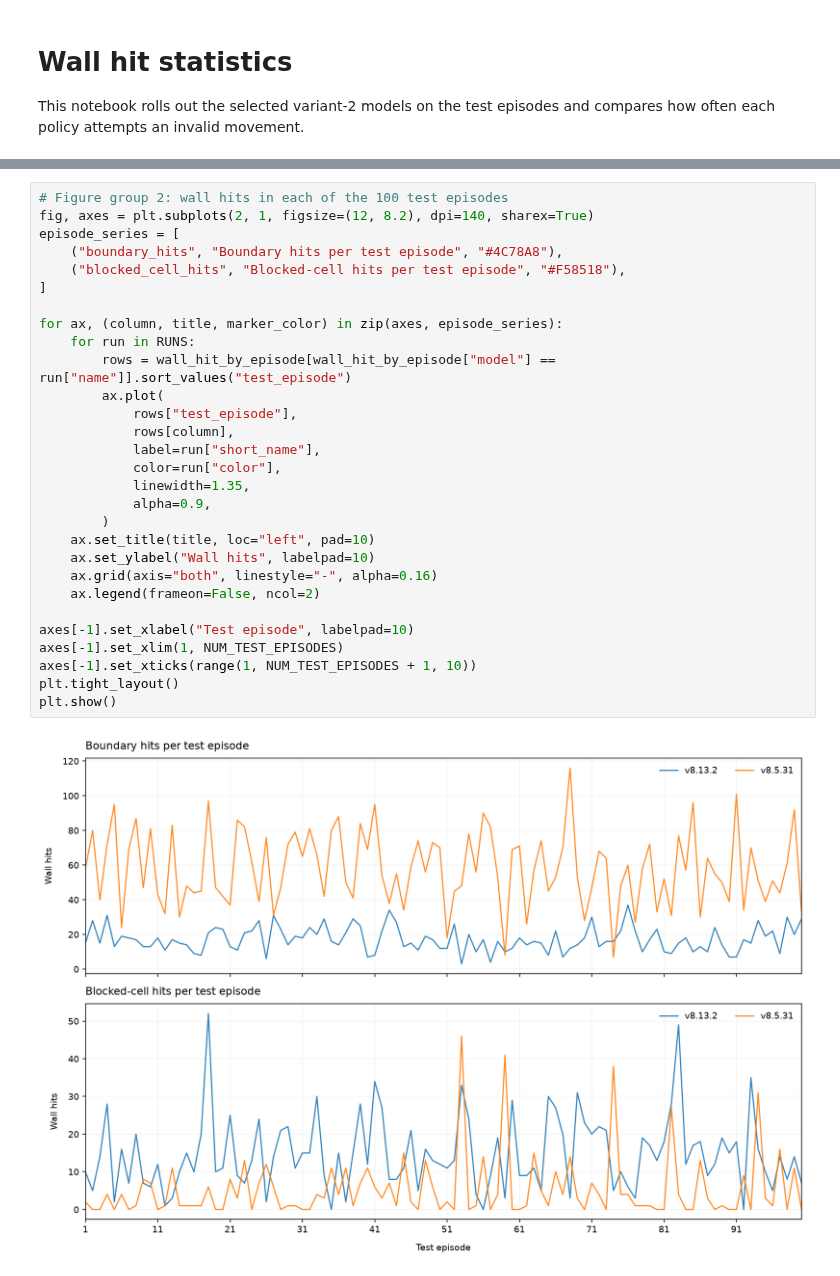
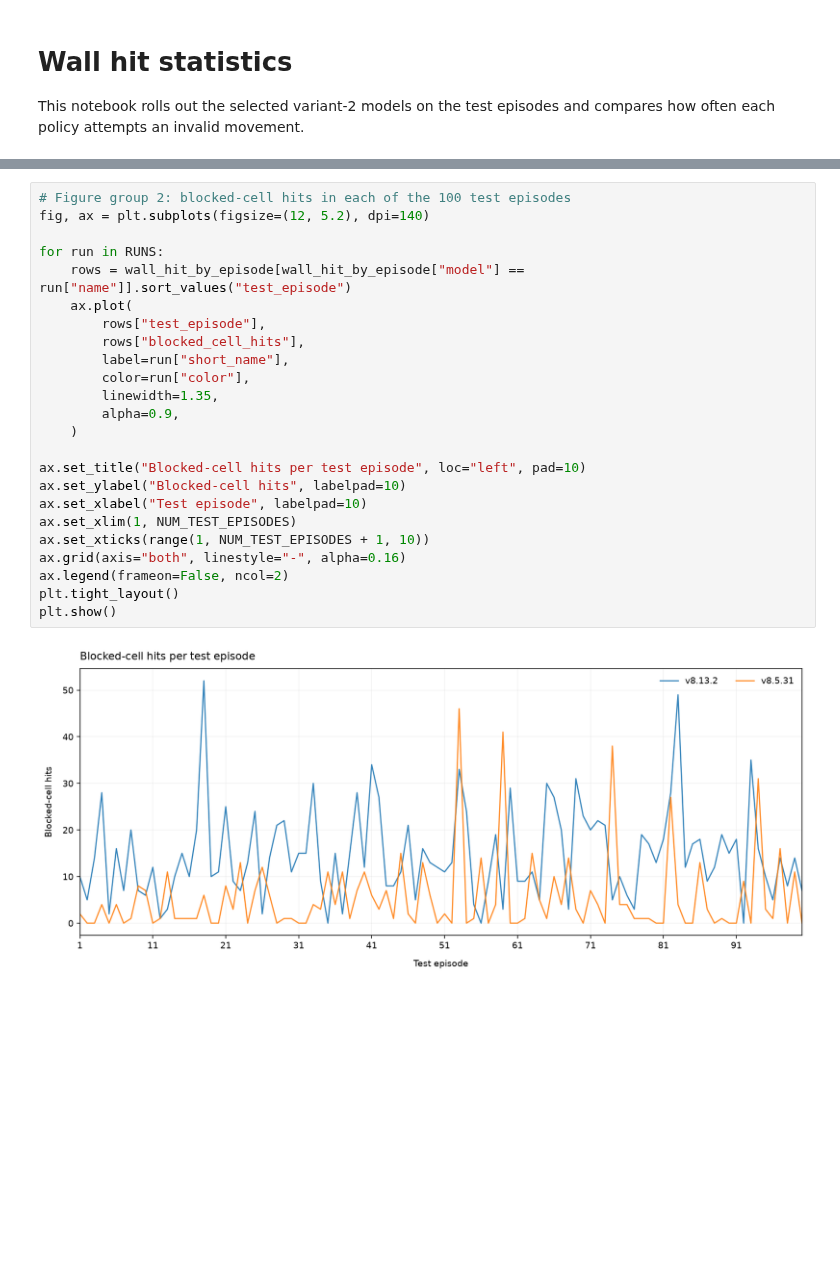
Before and after one commit to Lirong-Zhuang/CodingLab_DRL_team, a Jupyter notebook: statistic/wall_hit_statistics.ipynb, the cells around one changed output, grey strips where cells are left out. Saved outputs shown, nothing was run; the diff lists cells and outputs as text; blank space fills up the shorter version.

```diff
--- a/statistic/wall_hit_statistics.ipynb
+++ b/statistic/wall_hit_statistics.ipynb
@@ -243,32 +237,27 @@ plt.show()
 # %%
-# Figure group 2: wall hits in each of the 100 test episodes
-fig, axes = plt.subplots(2, 1, figsize=(12, 8.2), dpi=140, sharex=True)
-episode_series = [
-    ("boundary_hits", "Boundary hits per test episode", "#4C78A8"),
-    ("blocked_cell_hits", "Blocked-cell hits per test episode", "#F58518"),
-]
+# Figure group 2: blocked-cell hits in each of the 100 test episodes
+fig, ax = plt.subplots(figsize=(12, 5.2), dpi=140)
 
-for ax, (column, title, marker_color) in zip(axes, episode_series):
-    for run in RUNS:
-        rows = wall_hit_by_episode[wall_hit_by_episode["model"] == run["name"]].sort_values("test_episode")
-        ax.plot(
-            rows["test_episode"],
-            rows[column],
-            label=run["short_name"],
-            color=run["color"],
-            linewidth=1.35,
-            alpha=0.9,
-        )
-    ax.set_title(title, loc="left", pad=10)
-    ax.set_ylabel("Wall hits", labelpad=10)
-    ax.grid(axis="both", linestyle="-", alpha=0.16)
-    ax.legend(frameon=False, ncol=2)
+for run in RUNS:
+    rows = wall_hit_by_episode[wall_hit_by_episode["model"] == run["name"]].sort_values("test_episode")
+    ax.plot(
+        rows["test_episode"],
+        rows["blocked_cell_hits"],
+        label=run["short_name"],
+        color=run["color"],
+        linewidth=1.35,
+        alpha=0.9,
+    )
 
-axes[-1].set_xlabel("Test episode", labelpad=10)
-axes[-1].set_xlim(1, NUM_TEST_EPISODES)
-axes[-1].set_xticks(range(1, NUM_TEST_EPISODES + 1, 10))
+ax.set_title("Blocked-cell hits per test episode", loc="left", pad=10)
+ax.set_ylabel("Blocked-cell hits", labelpad=10)
+ax.set_xlabel("Test episode", labelpad=10)
+ax.set_xlim(1, NUM_TEST_EPISODES)
+ax.set_xticks(range(1, NUM_TEST_EPISODES + 1, 10))
+ax.grid(axis="both", linestyle="-", alpha=0.16)
+ax.legend(frameon=False, ncol=2)
 plt.tight_layout()
 plt.show()
 # %% [output]
-[figure, old version]
+[figure, new version]
 # %%
```
Also changed, not shown: parts of 4 cells of this notebook, 3 other files.
